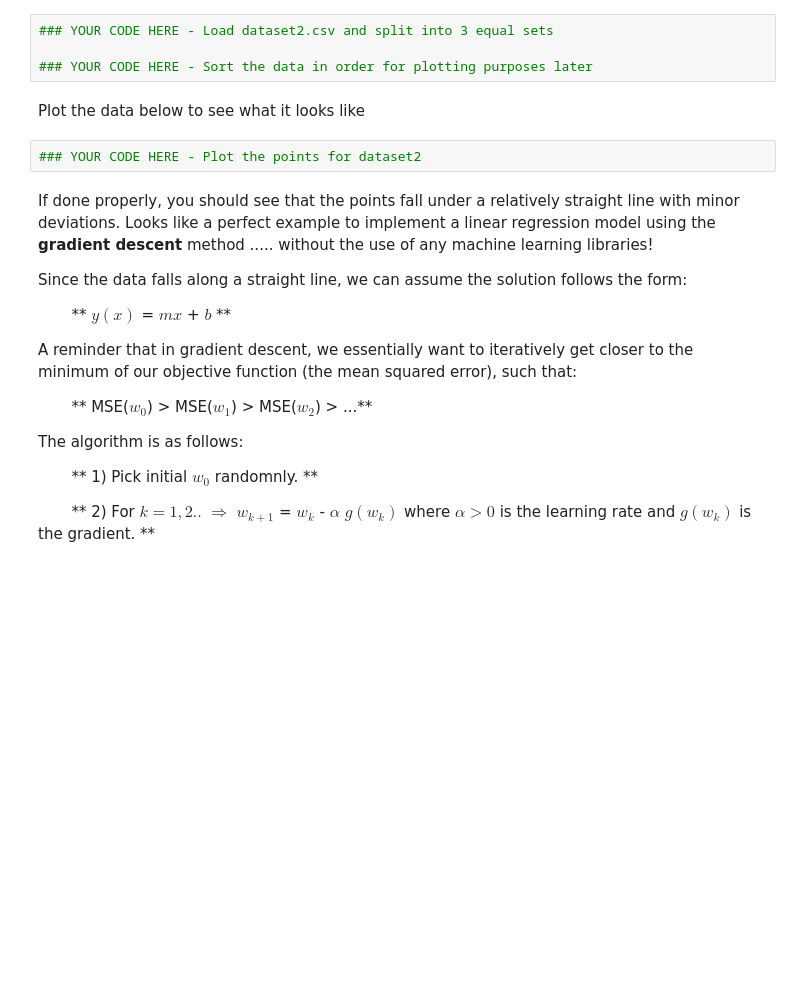
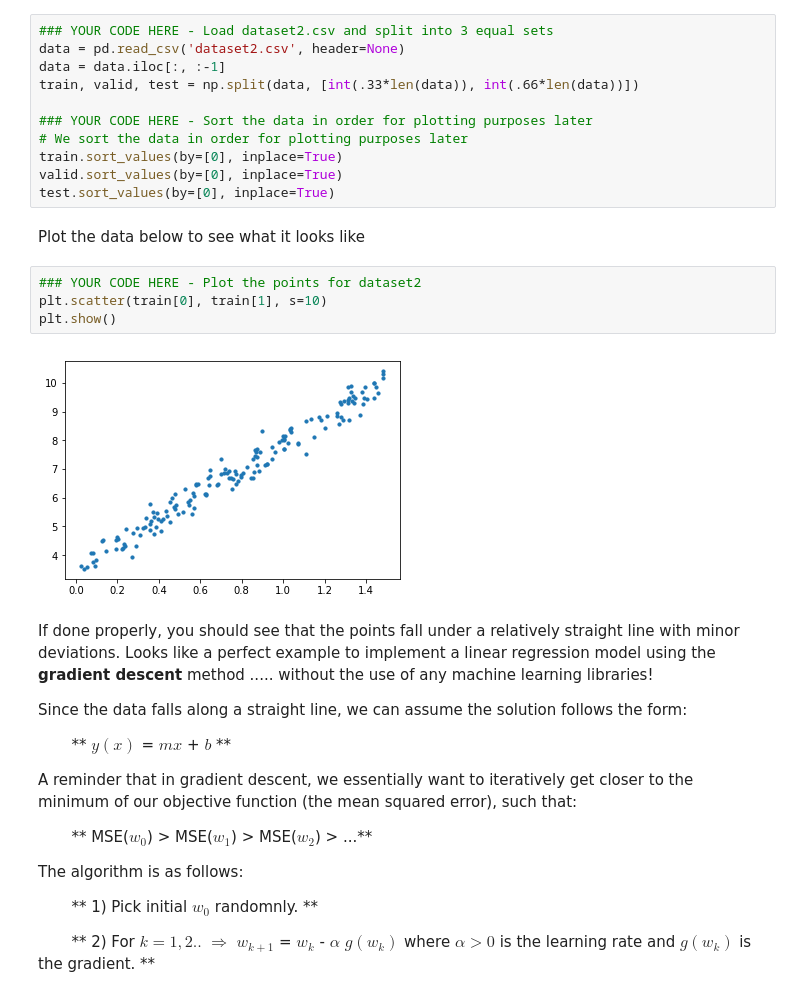
Before and after one commit to tiff-wang/TechX-homework-solutions, a Jupyter notebook: Assignment-Solutions/Assignment4/Assignment4-LinearRegression.ipynb, the cells around one changed output. Saved outputs shown, nothing was run; the diff lists cells and outputs as text; blank space fills up the shorter version.

```diff
--- a/Assignment-Solutions/Assignment4/Assignment4-LinearRegression.ipynb
+++ b/Assignment-Solutions/Assignment4/Assignment4-LinearRegression.ipynb
@@ -180,12 +254,23 @@ Make sure to review the slides, do some research, and/or ask for clarification i
 For the rest of the assignment, we will use the other dataset named **dataset2.csv**. First load the csv and split the model into train, valid, and test sets as shown earlier in the assignment.
 # %%
 ### YOUR CODE HERE - Load dataset2.csv and split into 3 equal sets
+data = pd.read_csv('dataset2.csv', header=None)
+data = data.iloc[:, :-1]
+train, valid, test = np.split(data, [int(.33*len(data)), int(.66*len(data))])
 
 ### YOUR CODE HERE - Sort the data in order for plotting purposes later
+# We sort the data in order for plotting purposes later
+train.sort_values(by=[0], inplace=True)
+valid.sort_values(by=[0], inplace=True)
+test.sort_values(by=[0], inplace=True)
 # %% [markdown]
 Plot the data below to see what it looks like
 # %%
 ### YOUR CODE HERE - Plot the points for dataset2
+plt.scatter(train[0], train[1], s=10)
+plt.show()
+# %% [output]
+[figure, added]
 # %% [markdown]
 If done properly, you should see that the points fall under a relatively straight line with minor deviations. Looks like a perfect example to implement a linear regression model using the **gradient descent** method ..... without the use of any machine learning libraries!
 
```
Also changed, not shown: parts of 10 cells of this notebook.
